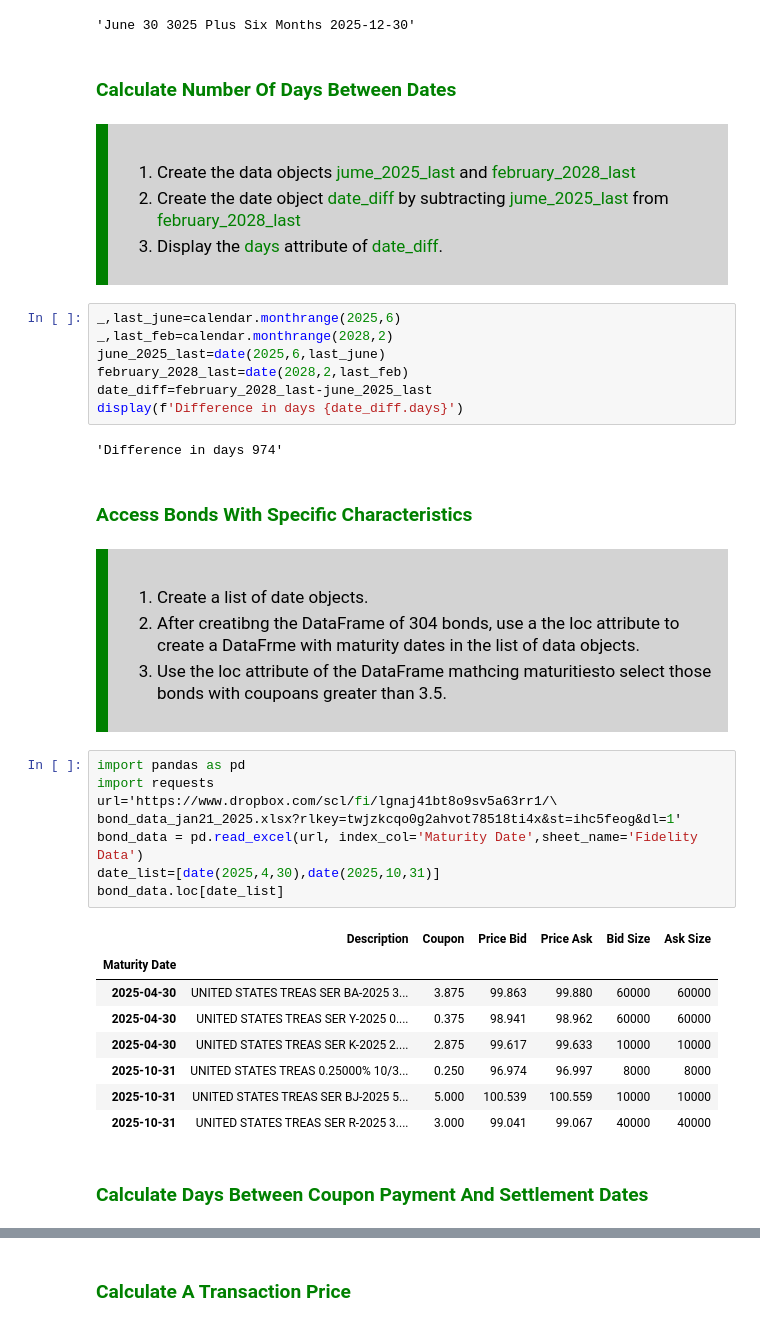
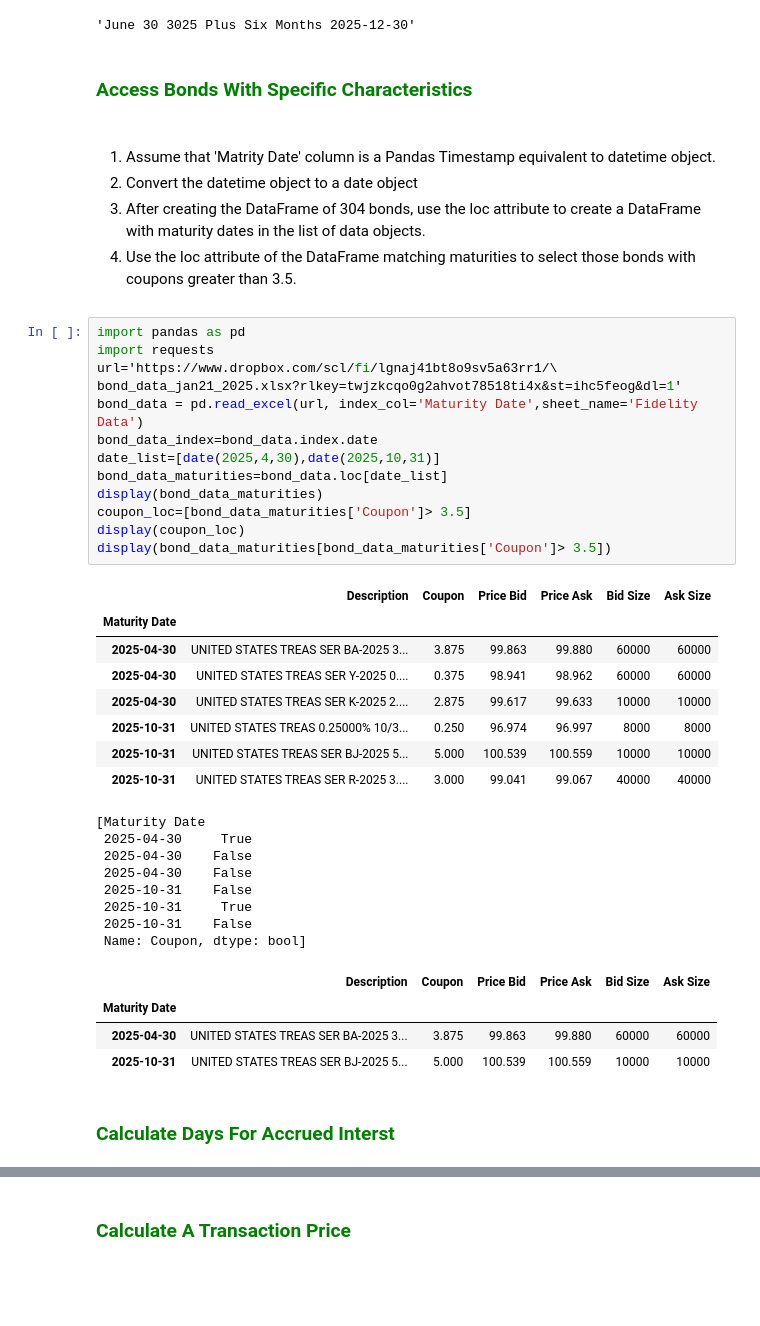
Before and after one commit to PatrickJHess/Hints-Results, a Jupyter notebook: Chapter_Two_Results.ipynb, the cells around one changed output, grey strips where cells are left out. Drawn from its saved outputs; the diff is of its cells as text; blank space fills up the shorter version.

```diff
--- a/Chapter_Two_Results.ipynb
+++ b/Chapter_Two_Results.ipynb
@@ -81,40 +81,13 @@ delta_time=relativedelta(months=6)
 display(f'June 30 3025 Plus Six Months {june_2025_last+delta_time}')
 # %% [output]
 'June 30 3025 Plus Six Months 2025-12-30'
-# %% [markdown]
-### <font color='green'>Calculate Number Of Days Between Dates</font>
-# %% [markdown]
-
-<div style="background-color:LightGray;
-    border-left: 12px solid green;
-    font-family: 'Garamond', serif;
-    font-size: 17px;
-    line-height: 1.5;
-    padding: 15px">
-<br>
-
-
-
-
-1.   Create the data objects <font color='green'>jume_2025_last</font> and <font color='green'>february_2028_last</font>
-2.   Create the date object <font color='green'>date_diff</font> by subtracting <font color='green'>jume_2025_last</font> from <font color='green'>february_2028_last</font>
-3. Display the <font color='green'>days</font> attribute of <font color='green'>date_diff</font>.
-# %%
-_,last_june=calendar.monthrange(2025,6)
-_,last_feb=calendar.monthrange(2028,2)
-june_2025_last=date(2025,6,last_june)
-february_2028_last=date(2028,2,last_feb)
-date_diff=february_2028_last-june_2025_last
-display(f'Difference in days {date_diff.days}')
-# %% [output]
-'Difference in days 974'
 # %% [markdown]
 ### <font color='green'>Access Bonds With Specific Characteristics</font>
 # %% [markdown]
 
 
 
-<div style="background-color:LightGray;
+<div style=
     border-left: 12px solid green;
     font-family: 'Garamond', serif;
     font-size: 17px;
@@ -123,27 +96,45 @@ display(f'Difference in days {date_diff.days}')
 <br>
 
 
-1.   Create a list of date objects.
-2.   After creatibng the DataFrame of 304 bonds, use a the loc attribute to create a DataFrme with maturity dates in the list of data objects.
-3.  Use the loc attribute of the DataFrame mathcing maturitiesto select those bonds with coupoans greater than 3.5.
+1. Assume that 'Matrity Date' column is a Pandas Timestamp equivalent to datetime object.
+2. Convert the datetime object to a date object
+3. After creating the DataFrame of 304 bonds, use the loc attribute to create a DataFrame with maturity dates in the list of data objects.
+4.  Use the loc attribute of the DataFrame matching maturities to select those bonds with coupons greater than 3.5.
 # %%
 import pandas as pd
 import requests
 url='https://www.dropbox.com/scl/fi/lgnaj41bt8o9sv5a63rr1/\
 bond_data_jan21_2025.xlsx?rlkey=twjzkcqo0g2ahvot78518ti4x&st=ihc5feog&dl=1'
 bond_data = pd.read_excel(url, index_col='Maturity Date',sheet_name='Fidelity Data')
+bond_data_index=bond_data.index.date
 date_list=[date(2025,4,30),date(2025,10,31)]
-bond_data.loc[date_list]
+bond_data_maturities=bond_data.loc[date_list]
+display(bond_data_maturities)
+coupon_loc=[bond_data_maturities['Coupon']> 3.5]
+display(coupon_loc)
+display(bond_data_maturities[bond_data_maturities['Coupon']> 3.5])
 # %% [output]
 |  | Description | Coupon | Price Bid | Price Ask | Bid Size | Ask Size |
 | Maturity Date |  |  |  |  |  |  |
 | 2025-04-30 | UNITED STATES TREAS SER BA-2025 3... | 3.875 | 99.863 | 99.880 | 60000 | 60000 |
 | 2025-04-30 | UNITED STATES TREAS SER Y-2025 0.... | 0.375 | 98.941 | 98.962 | 60000 | 60000 |
 | 2025-04-30 | UNITED STATES TREAS SER K-2025 2.... | 2.875 | 99.617 | 99.633 | 10000 | 10000 |
 | 2025-10-31 | UNITED STATES TREAS 0.25000% 10/3... | 0.250 | 96.974 | 96.997 | 8000 | 8000 |
 | 2025-10-31 | UNITED STATES TREAS SER BJ-2025 5... | 5.000 | 100.539 | 100.559 | 10000 | 10000 |
 | 2025-10-31 | UNITED STATES TREAS SER R-2025 3.... | 3.000 | 99.041 | 99.067 | 40000 | 40000 |
+[Maturity Date
+ 2025-04-30     True
+ 2025-04-30    False
+ 2025-04-30    False
+ 2025-10-31    False
+ 2025-10-31     True
+ 2025-10-31    False
+ Name: Coupon, dtype: bool]
+|  | Description | Coupon | Price Bid | Price Ask | Bid Size | Ask Size |
+| Maturity Date |  |  |  |  |  |  |
+| 2025-04-30 | UNITED STATES TREAS SER BA-2025 3... | 3.875 | 99.863 | 99.880 | 60000 | 60000 |
+| 2025-10-31 | UNITED STATES TREAS SER BJ-2025 5... | 5.000 | 100.539 | 100.559 | 10000 | 10000 |
 # %% [markdown]
-### <font color='green'>Calculate Days Between Coupon Payment And Settlement Dates</font>
+### <font color='green'>Calculate Days For Accrued Interst</font>
 # %% [markdown]
 
```
Also changed, not shown: parts of 10 cells of this notebook, 11 other files.
